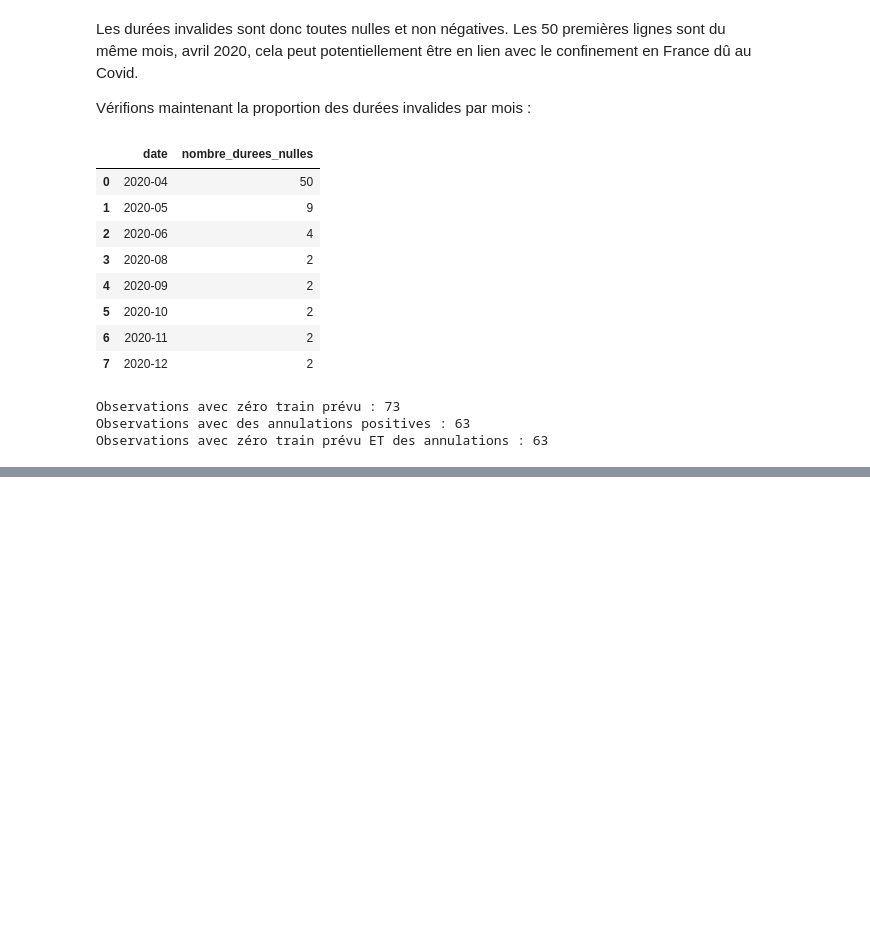
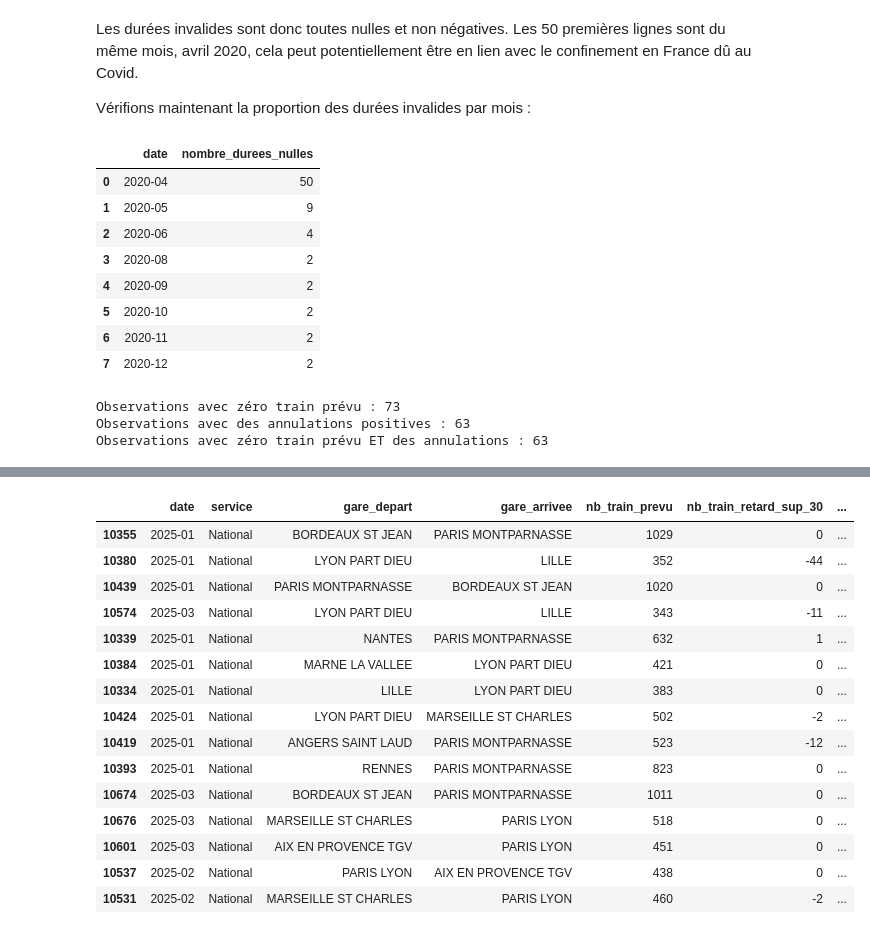
Before and after one commit to husseindakroube/IADATA701-PROJET, a Jupyter notebook: notebooks/01_eda_qualite.ipynb, the cells around one changed output, grey strips where cells are left out. Cells and saved outputs as stored; diff of their text form; code cells hidden in the pictures; blank space fills up the shorter version.

```diff
--- a/notebooks/01_eda_qualite.ipynb
+++ b/notebooks/01_eda_qualite.ipynb
@@ -454,0 +506,73 @@ pas être supprimées automatiquement.
+# %%
+
+# Sélectionner les observations où le nombre de retards
+# de plus de 60 min dépasse celui des retards de plus de 30 min.
+seuils_incoherents = data.loc[
+    data["nb_train_retard_sup_60"]
+    > data["nb_train_retard_sup_30"]
+].copy()
+
+# Calculer l'écart entre les deux indicateurs.
+seuils_incoherents["ecart"] = (
+    seuils_incoherents["nb_train_retard_sup_60"]
+    - seuils_incoherents["nb_train_retard_sup_30"]
+)
+
+# Extraire l'année à partir de la date.
+seuils_incoherents["annee"] = (
+    seuils_incoherents["date"].str[:4]
+)
+
+print("Nombre d'observations :", len(seuils_incoherents))
+
+# Répartition des anomalies par année.
+print("\nRépartition par année :")
+display(
+    seuils_incoherents.groupby("annee")
+    .size()
+    .reset_index(name="nombre_anomalies")
+)
+
+# Répartition par service.
+print("\nRépartition par service :")
+display(
+    seuils_incoherents.groupby("service")
+    .size()
+    .reset_index(name="nombre_anomalies")
+)
+
+# Statistiques descriptives sur les écarts.
+print("\nStatistiques des écarts :")
+display(seuils_incoherents["ecart"].describe())
+
+# Identifier les liaisons les plus concernées.
+print("\nLiaisons les plus concernées :")
+display(
+    seuils_incoherents.groupby(
+        ["gare_depart", "gare_arrivee"]
+    )
+    .size()
+    .reset_index(name="nombre_anomalies")
+    .sort_values("nombre_anomalies", ascending=False)
+    .head(10)
+)
+
+# Afficher les 15 plus grands écarts.
+print("\nObservations avec les plus grands écarts :")
+display(
+    seuils_incoherents[
+        [
+            "date",
+            "service",
+            "gare_depart",
+            "gare_arrivee",
+            "nb_train_prevu",
+            "nb_train_retard_sup_30",
+            "nb_train_retard_sup_60",
+            "ecart",
+        ]
+    ]
+    .sort_values("ecart", ascending=False)
+    .head(15)
+)
+# %% [output]
@@ -454,0 +611,16 @@ pas être supprimées automatiquement.
+|  | date | service | gare_depart | gare_arrivee | nb_train_prevu | nb_train_retard_sup_30 | ... |
+| 10355 | 2025-01 | National | BORDEAUX ST JEAN | PARIS MONTPARNASSE | 1029 | 0 | ... |
+| 10380 | 2025-01 | National | LYON PART DIEU | LILLE | 352 | -44 | ... |
+| 10439 | 2025-01 | National | PARIS MONTPARNASSE | BORDEAUX ST JEAN | 1020 | 0 | ... |
+| 10574 | 2025-03 | National | LYON PART DIEU | LILLE | 343 | -11 | ... |
+| 10339 | 2025-01 | National | NANTES | PARIS MONTPARNASSE | 632 | 1 | ... |
+| 10384 | 2025-01 | National | MARNE LA VALLEE | LYON PART DIEU | 421 | 0 | ... |
+| 10334 | 2025-01 | National | LILLE | LYON PART DIEU | 383 | 0 | ... |
+| 10424 | 2025-01 | National | LYON PART DIEU | MARSEILLE ST CHARLES | 502 | -2 | ... |
+| 10419 | 2025-01 | National | ANGERS SAINT LAUD | PARIS MONTPARNASSE | 523 | -12 | ... |
+| 10393 | 2025-01 | National | RENNES | PARIS MONTPARNASSE | 823 | 0 | ... |
+| 10674 | 2025-03 | National | BORDEAUX ST JEAN | PARIS MONTPARNASSE | 1011 | 0 | ... |
+| 10676 | 2025-03 | National | MARSEILLE ST CHARLES | PARIS LYON | 518 | 0 | ... |
+| 10601 | 2025-03 | National | AIX EN PROVENCE TGV | PARIS LYON | 451 | 0 | ... |
+| 10537 | 2025-02 | National | PARIS LYON | AIX EN PROVENCE TGV | 438 | 0 | ... |
+| 10531 | 2025-02 | National | MARSEILLE ST CHARLES | PARIS LYON | 460 | -2 | ... |
```
Also changed, not shown: parts of 13 cells of this notebook.
